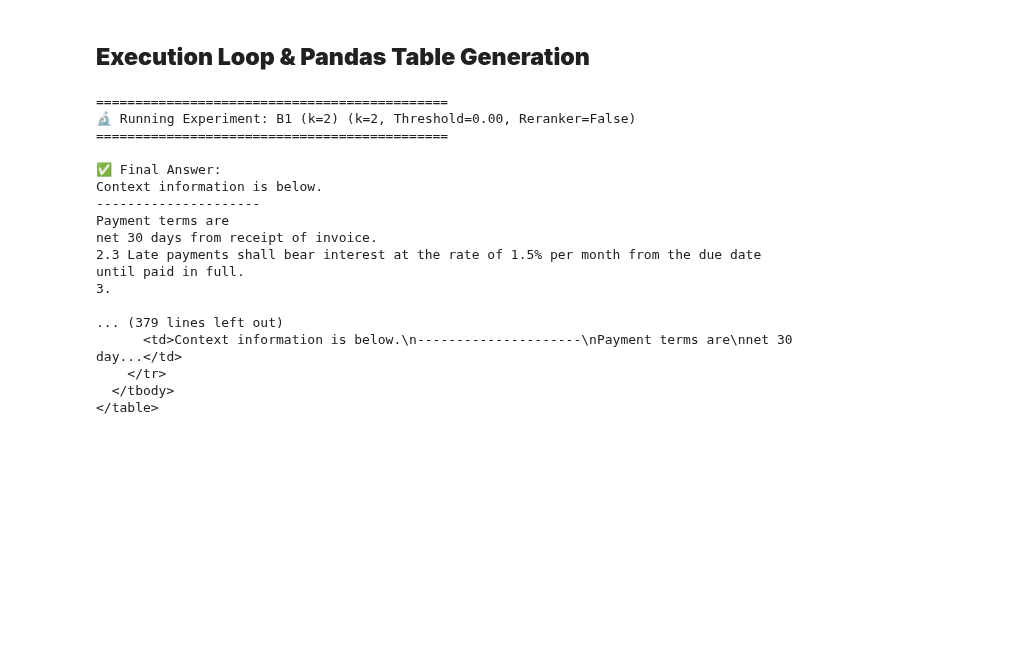
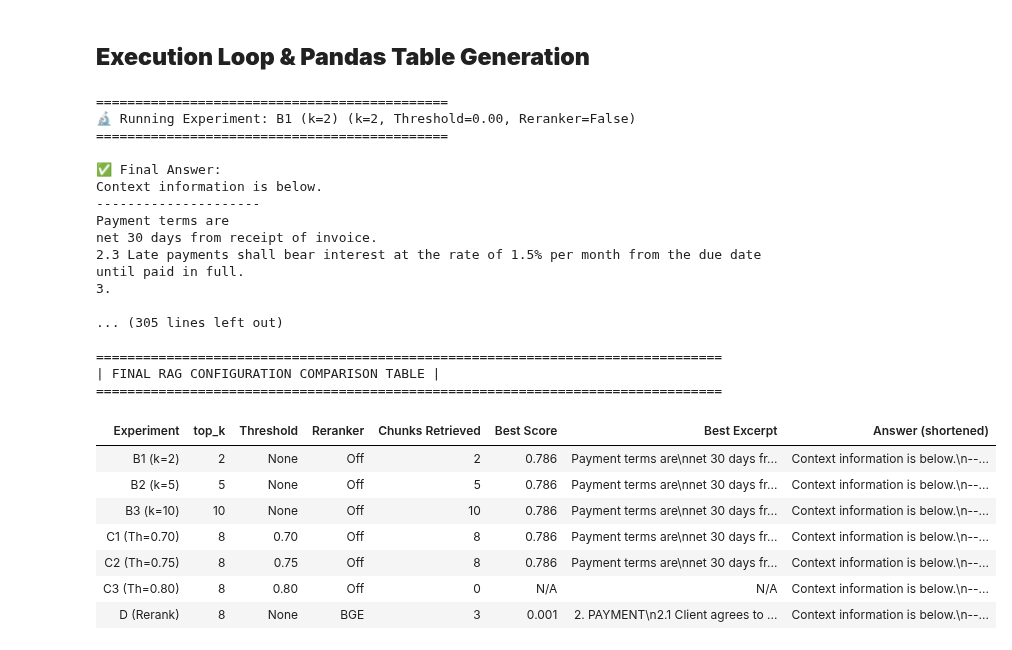
Before and after one commit to LashawnFofung/RAG-Pipelines, a Jupyter notebook: src/Task_Comparing_Open_Source_Embedding_Models_for_RAG.ipynb, the cells around one changed output. Drawn from its saved outputs; the diff is of its cells as text; code cells hidden in the pictures; blank space fills up the shorter version.

```diff
--- a/src/Task_Comparing_Open_Source_Embedding_Models_for_RAG.ipynb
+++ b/src/Task_Comparing_Open_Source_Embedding_Models_for_RAG.ipynb
@@ -822,38 +824,47 @@ for exp_name, params in EXPERIMENTS.items():
 print("\n\n" + "="*80)
 print("| FINAL RAG CONFIGURATION COMPARISON TABLE |")
 print("="*80 + "\n")
 
 # Create and display the DataFrame
 df_results = pd.DataFrame(results_list)
 
 # Select and reorder columns for better readability
 final_columns = [
     "Experiment", "top_k", "Threshold", "Reranker",
     "Chunks Retrieved", "Best Score", "Best Excerpt",
     "Answer (shortened)"
 ]
 df_final = df_results[final_columns]
 
+# Display the final HTML table using IPython.display.HTML for proper rendering in Colab
+display(HTML(df_final.to_html(index=False)))
+
+
 # Print the final Markdown table
 #print(df_final.to_markdown(index=False))
-
-# Print the final HTML table for better rendering on GitHub
-print(df_final.to_html(index=False))
 # %% [output]
 =============================================
 🔬 Running Experiment: B1 (k=2) (k=2, Threshold=0.00, Reranker=False)
 =============================================
 
 ✅ Final Answer:
 Context information is below.
 ---------------------
 Payment terms are
 net 30 days from receipt of invoice.
 2.3 Late payments shall bear interest at the rate of 1.5% per month from the due date until paid in full.
 3.
 
-... (379 lines left out)
-      <td>Context information is below.\n---------------------\nPayment terms are\nnet 30 day...</td>
-    </tr>
-  </tbody>
-</table>
+... (305 lines left out)
+
+================================================================================
+| FINAL RAG CONFIGURATION COMPARISON TABLE |
+================================================================================
+| Experiment | top_k | Threshold | Reranker | Chunks Retrieved | Best Score | Best Excerpt | Answer (shortened) |
+| B1 (k=2) | 2 | None | Off | 2 | 0.786 | Payment terms are\nnet 30 days fr... | Context information is below.\n--... |
+| B2 (k=5) | 5 | None | Off | 5 | 0.786 | Payment terms are\nnet 30 days fr... | Context information is below.\n--... |
+| B3 (k=10) | 10 | None | Off | 10 | 0.786 | Payment terms are\nnet 30 days fr... | Context information is below.\n--... |
+| C1 (Th=0.70) | 8 | 0.70 | Off | 8 | 0.786 | Payment terms are\nnet 30 days fr... | Context information is below.\n--... |
+| C2 (Th=0.75) | 8 | 0.75 | Off | 8 | 0.786 | Payment terms are\nnet 30 days fr... | Context information is below.\n--... |
+| C3 (Th=0.80) | 8 | 0.80 | Off | 0 | N/A | N/A | Context information is below.\n--... |
+| D (Rerank) | 8 | None | BGE | 3 | 0.001 | 2. PAYMENT\n2.1 Client agrees to ... | Context information is below.\n--... |
```
Also changed, not shown: parts of 1 cell of this notebook.
